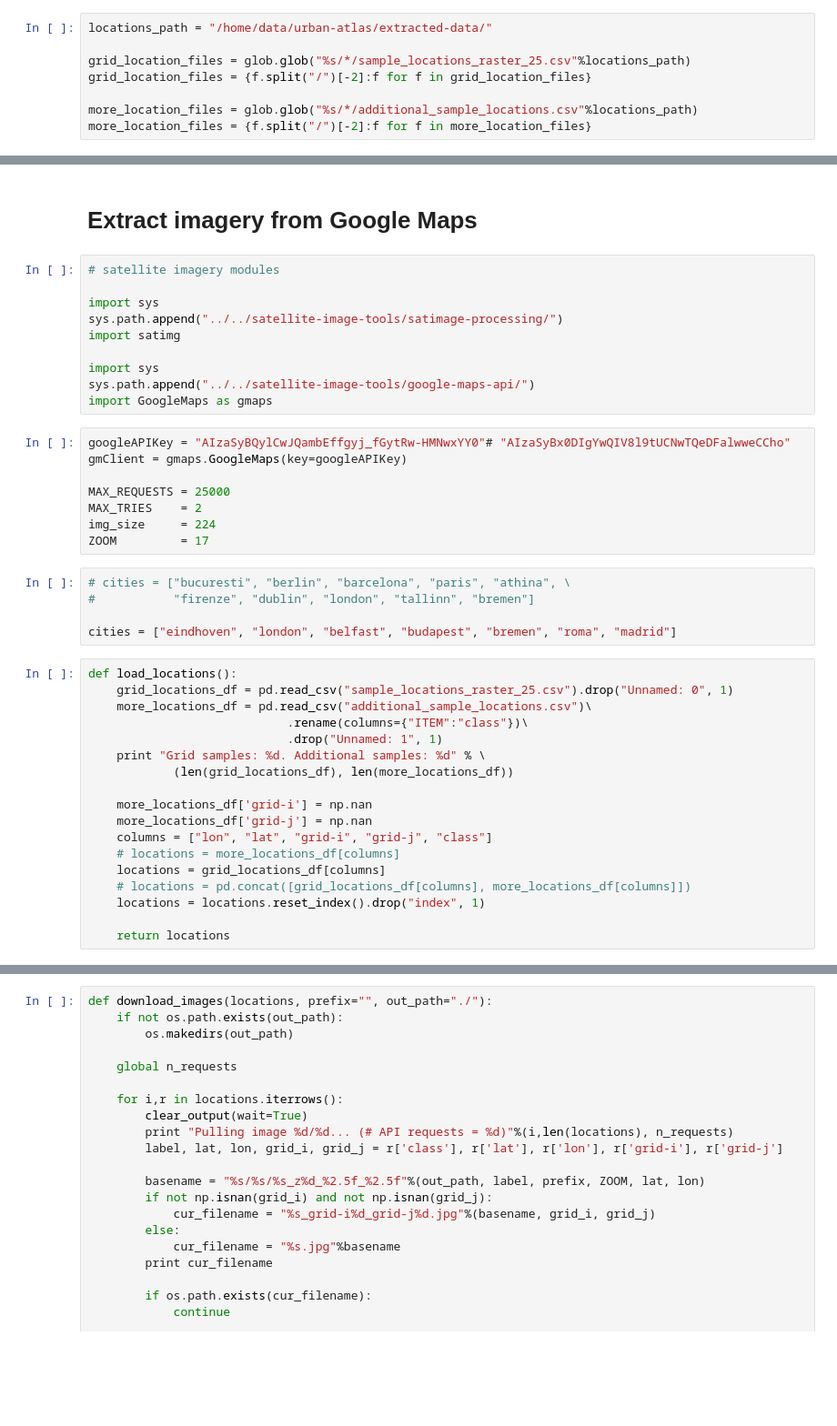
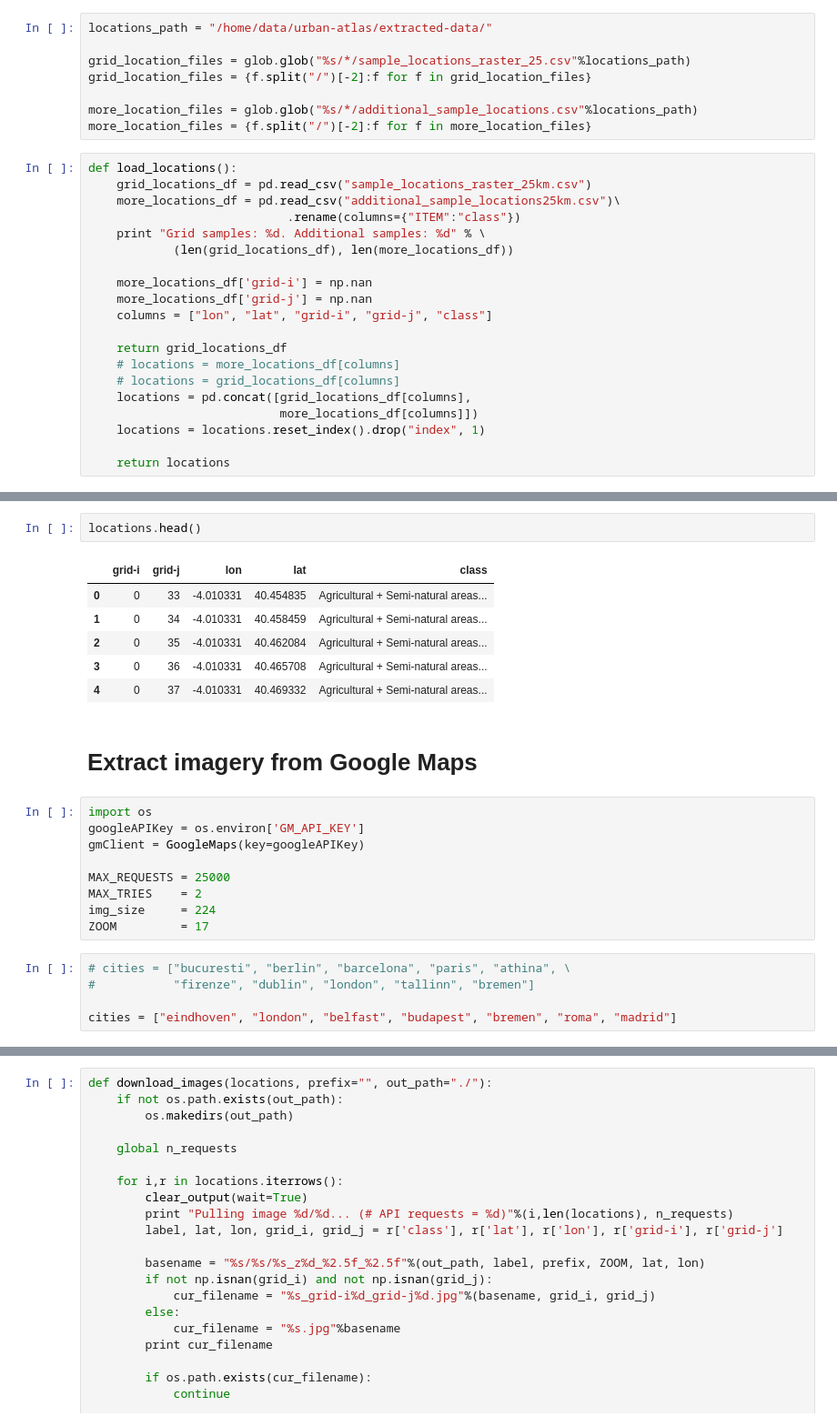
Before and after one commit to adrianalbert/urban-environments, a Jupyter notebook: dataset-collection/Urban Atlas - extract images.ipynb, the cells around one changed output, grey strips where cells are left out. Shown: that part at 91% size. Cells and saved outputs as stored; diff of their text form; blank space fills up the shorter version.

```diff
--- a/dataset-collection/Urban Atlas - extract images.ipynb
+++ b/dataset-collection/Urban Atlas - extract images.ipynb
@@ -47,3 +50,23 @@ grid_location_files = {f.split("/")[-2]:f for f in grid_location_files}
 
 more_location_files = glob.glob("%s/*/additional_sample_locations.csv"%locations_path)
 more_location_files = {f.split("/")[-2]:f for f in more_location_files}
+# %%
+def load_locations():
+    grid_locations_df = pd.read_csv("sample_locations_raster_25km.csv")
+    more_locations_df = pd.read_csv("additional_sample_locations25km.csv")\
+                            .rename(columns={"ITEM":"class"})
+    print "Grid samples: %d. Additional samples: %d" % \
+            (len(grid_locations_df), len(more_locations_df))
+
+    more_locations_df['grid-i'] = np.nan
+    more_locations_df['grid-j'] = np.nan
+    columns = ["lon", "lat", "grid-i", "grid-j", "class"]
+
+    return grid_locations_df
+    # locations = more_locations_df[columns]
+    # locations = grid_locations_df[columns]
+    locations = pd.concat([grid_locations_df[columns],
+                           more_locations_df[columns]])
+    locations = locations.reset_index().drop("index", 1)
+
+    return locations
@@ -50,18 +104,18 @@ more_location_files = {f.split("/")[-2]:f for f in more_location_files}
+# %%
+locations.head()
+# %% [output]
+|  | grid-i | grid-j | lon | lat | class |
+| 0 | 0 | 33 | -4.010331 | 40.454835 | Agricultural + Semi-natural areas... |
+| 1 | 0 | 34 | -4.010331 | 40.458459 | Agricultural + Semi-natural areas... |
+| 2 | 0 | 35 | -4.010331 | 40.462084 | Agricultural + Semi-natural areas... |
+| 3 | 0 | 36 | -4.010331 | 40.465708 | Agricultural + Semi-natural areas... |
+| 4 | 0 | 37 | -4.010331 | 40.469332 | Agricultural + Semi-natural areas... |
 # %% [markdown]
 # Extract imagery from Google Maps
-# %%
-# satellite imagery modules
-
-import sys
-sys.path.append("../../satellite-image-tools/satimage-processing/")
-import satimg
-
-import sys
-sys.path.append("../../satellite-image-tools/google-maps-api/")
-import GoogleMaps as gmaps
 # %%
-googleAPIKey = "AIzaSyBQylCwJQambEffgyj_fGytRw-HMNwxYY0"# "AIzaSyBx0DIgYwQIV8l9tUCNwTQeDFalwweCCho"
-gmClient = gmaps.GoogleMaps(key=googleAPIKey)
+import os
+googleAPIKey = os.environ['GM_API_KEY']
+gmClient = GoogleMaps(key=googleAPIKey)
 
 MAX_REQUESTS = 25000
 MAX_TRIES    = 2
@@ -72,21 +126,3 @@ ZOOM         = 17
 #           "firenze", "dublin", "london", "tallinn", "bremen"]
 
 cities = ["eindhoven", "london", "belfast", "budapest", "bremen", "roma", "madrid"]
-# %%
-def load_locations():
-    grid_locations_df = pd.read_csv("sample_locations_raster_25.csv").drop("Unnamed: 0", 1)
-    more_locations_df = pd.read_csv("additional_sample_locations.csv")\
-                            .rename(columns={"ITEM":"class"})\
-                            .drop("Unnamed: 1", 1)
-    print "Grid samples: %d. Additional samples: %d" % \
-            (len(grid_locations_df), len(more_locations_df))
-
-    more_locations_df['grid-i'] = np.nan
-    more_locations_df['grid-j'] = np.nan
-    columns = ["lon", "lat", "grid-i", "grid-j", "class"]
-    # locations = more_locations_df[columns]
-    locations = grid_locations_df[columns]
-    # locations = pd.concat([grid_locations_df[columns], more_locations_df[columns]])
-    locations = locations.reset_index().drop("index", 1)
-
-    return locations
```
Also changed, not shown: parts of 10 cells of this notebook, 2 other files.
